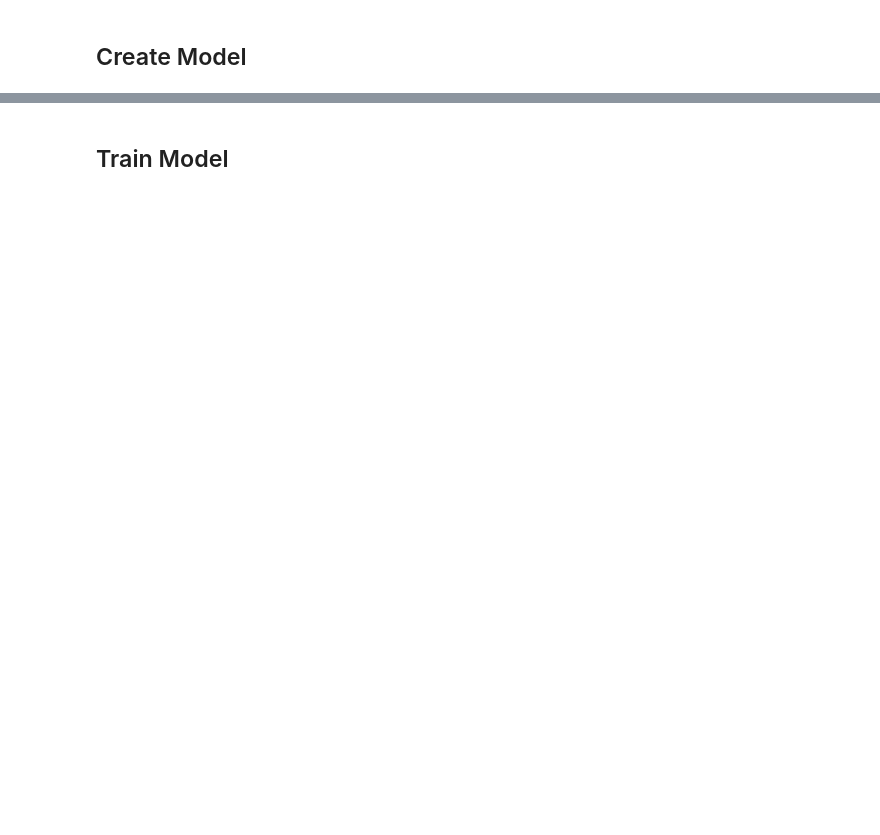
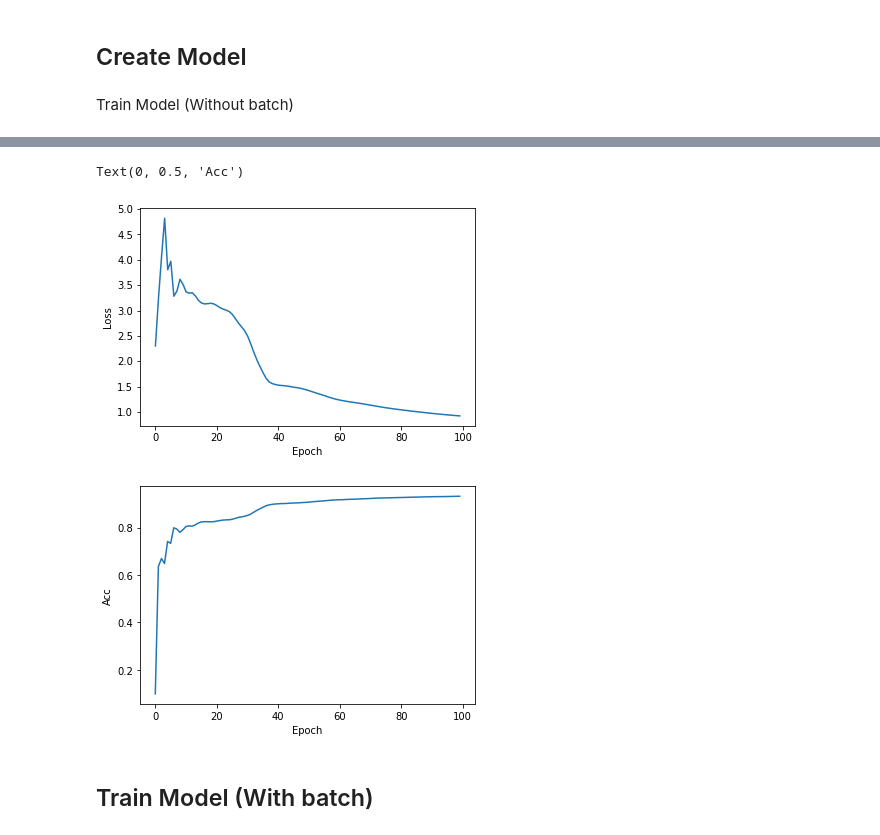
Before and after one commit to MohsenJadidi/ISLR, a Jupyter notebook: Logistic_Regression_in_TensorFlow_2.ipynb, the cells around one changed output, grey strips where cells are left out. Drawn from its saved outputs; the diff is of its cells as text; code cells hidden in the pictures; blank space fills up the shorter version.

```diff
--- a/Logistic_Regression_in_TensorFlow_2.ipynb
+++ b/Logistic_Regression_in_TensorFlow_2.ipynb
@@ -69,3 +64,32 @@ def train(model, x, y):
     gradients = t.gradient(current_loss, [model.W, model.b])
     # Update W and b following gradients.
     optimizer.apply_gradients(zip(gradients, [model.W, model.b]))
+# %% [markdown]
+Train Model (Without batch)
+# %%
+# Initialize the model
+model = MyModel()
+epochs = 100
+losses = []
+acces = []
+
+for epoch_count in range(epochs):
+    current_loss = loss(model(x_train), y_train)
+    losses.append(current_loss)
+
+    current_acc = accuracy(model(x_train), y_train)
+    acces.append(current_acc)
+    # Train the model
+    train(model, x_train, y_train)
+
+import matplotlib.pyplot as plt
+plt.figure()
+plt.plot(losses)
+plt.xlabel('Epoch')
+plt.ylabel('Loss')
+
+plt.figure()
+plt.plot(acces)
+plt.xlabel('Epoch')
+plt.ylabel('Acc')
+# %% [output]
@@ -72,5 +113,8 @@ def train(model, x, y):
+Text(0, 0.5, 'Acc')
+[figure, added]
+[figure, added]
 # %% [markdown]
-## Train Model
+## Train Model (With batch)
 # %%
 # Initialize the model
 model = MyModel()
```
Also changed, not shown: parts of 4 cells of this notebook.
